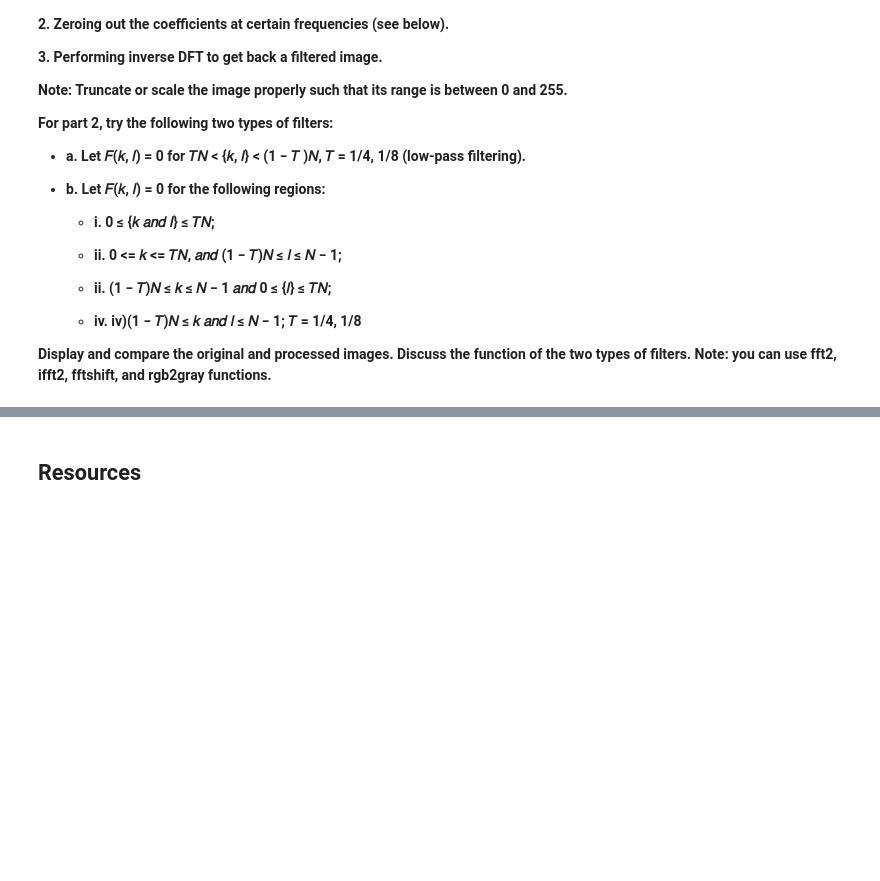
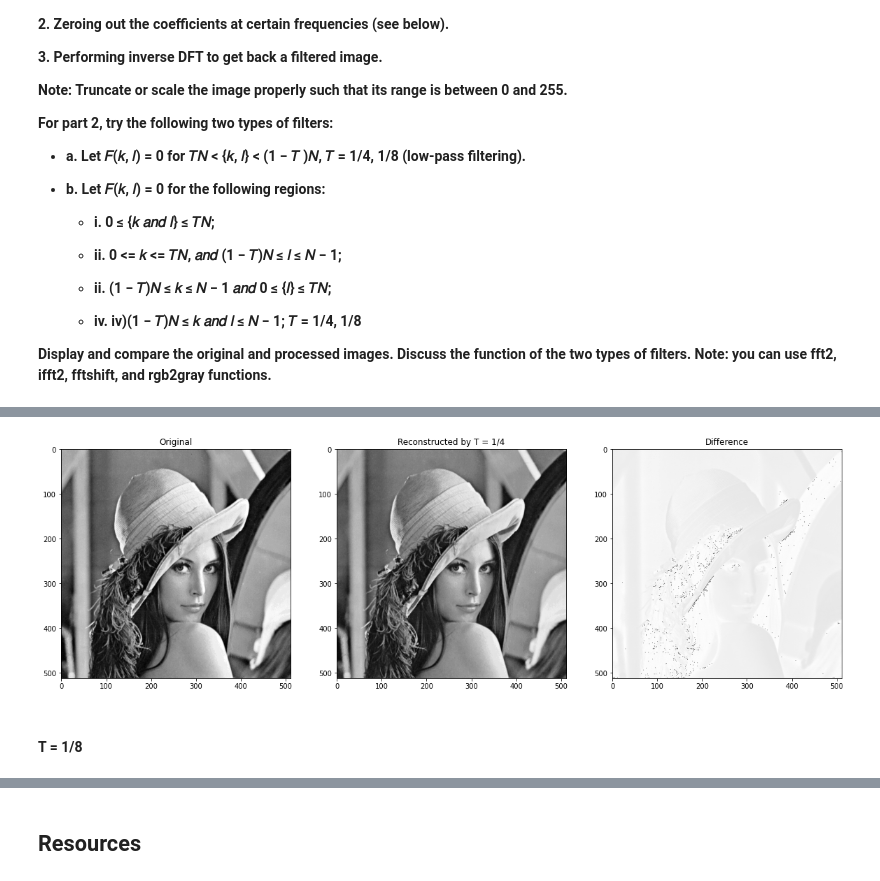
Before and after one commit to mohsenMahmoodzadeh/image-processing-basic-methods, a Jupyter notebook: 04 Frequency Domain.ipynb, the cells around one changed output, grey strips where cells are left out. Cells and saved outputs as stored; diff of their text form; code cells hidden in the pictures; blank space fills up the shorter version.

```diff
--- a/04 Frequency Domain.ipynb
+++ b/04 Frequency Domain.ipynb
@@ -459,0 +549,40 @@ Note: you can use fft2, ifft2, fftshift, and rgb2gray functions.**
+# %%
+dst14b = np.zeros((height, width), dtype=np.complex_)
+# %%
+for k in range(height):
+    for l in range(width):
+        if k <= T14 * N and k >= 0 and l <= T14 * N and l >= 0:
+            dst14b[k, l] = 0
+        elif k <= T14 * N and k >= 0 and l <= (1 - T14) * N and l >= N - 1:
+            dst14b[k, l] = 0
+        elif k <= N - 1 and k >= (1 - T14) * N and l <= T14 * N and l >= 0:
+            dst14b[k, l] = 0
+        elif k >= (1 - T14) * N and l <= N - 1:
+            dst14b[k, l] = 0
+        else:
+            dst14b[k, l] = shift_fft_lena[k, l]
+# %%
+back_ishift = np.fft.ifftshift(dst14b)
+reconstructed14b = np.abs(np.fft.ifft2(back_ishift))
+reconstructed14b *= 255.0 / reconstructed14b.max()
+reconstructed14b = reconstructed14b.astype('uint8')
+# %%
+plt.figure(figsize=(20,10))
+
+plt.subplot(1, 3, 1)
+plt.title("Original")
+plt.imshow(lena, cmap='gray')
+
+plt.subplot(1, 3, 2)
+plt.title("Reconstructed by T = 1/4")
+plt.imshow(reconstructed14b, cmap='gray')
+
+plt.subplot(1, 3, 3)
+plt.title("Difference")
+plt.imshow(lena - reconstructed14b, cmap='gray')
+
+plt.show()
+# %% [output]
+[figure, added]
+# %% [markdown]
+#### T = 1/8
```
Also changed, not shown: parts of 26 cells of this notebook.
